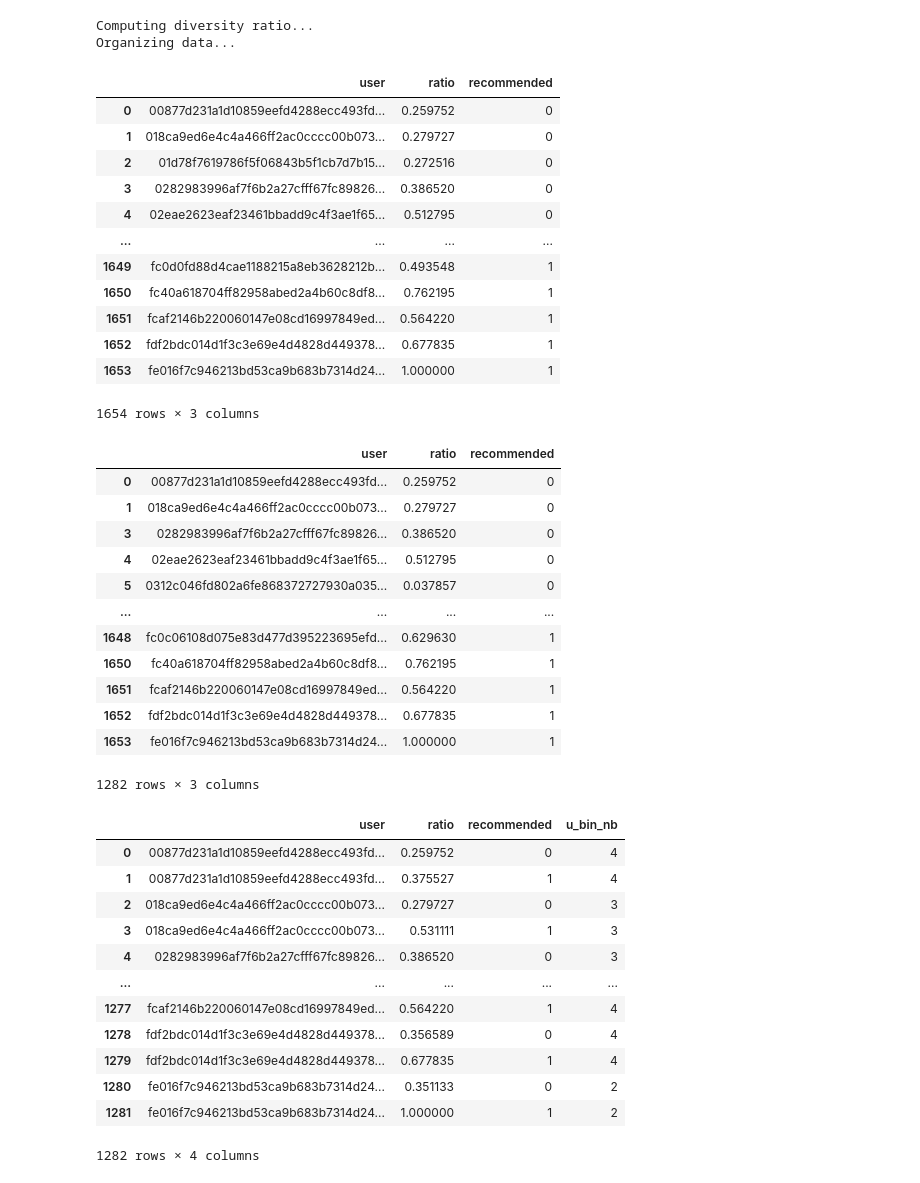
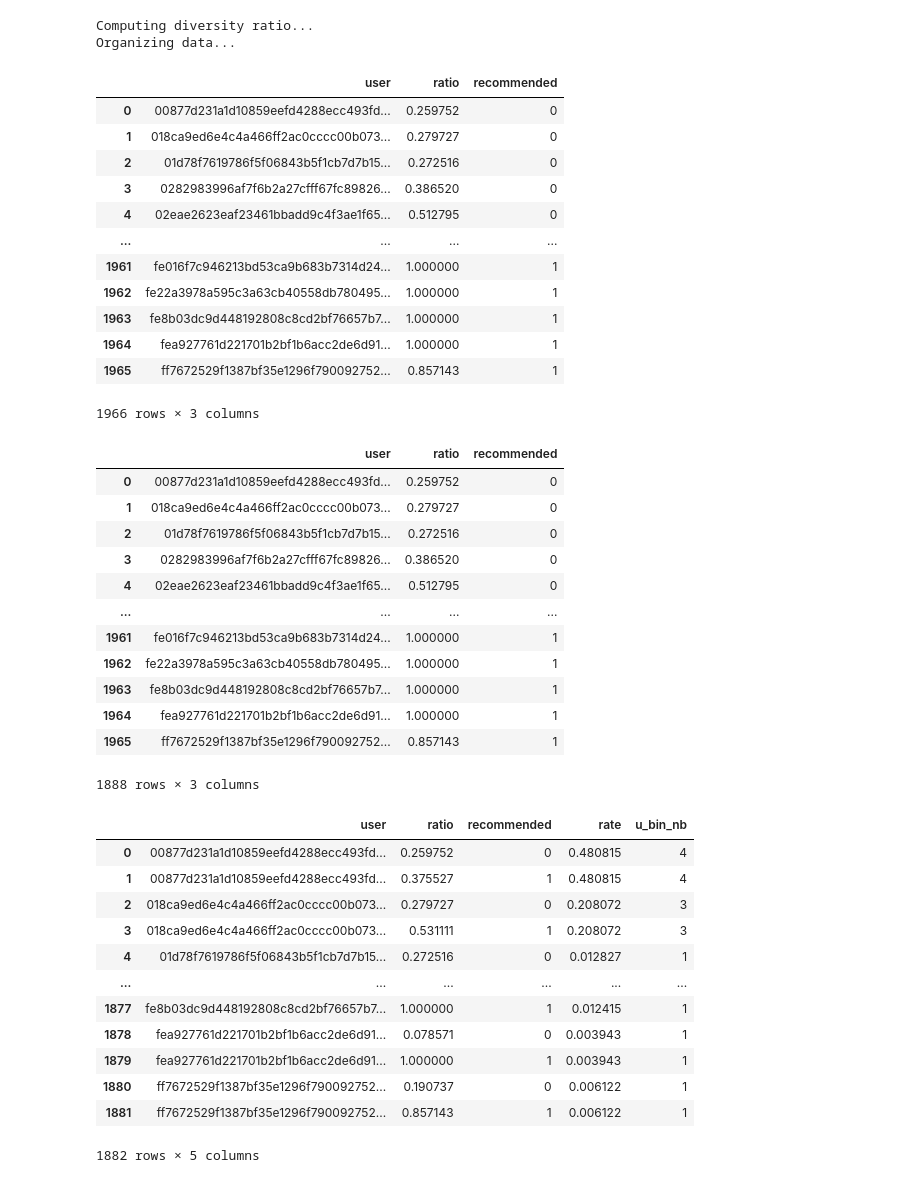
Before and after one commit to QuVil/cmb-recommendation, a Jupyter notebook: src/analysis/exploratory.ipynb, the cells around one changed output. Saved outputs shown, nothing was run; the diff lists cells and outputs as text; code cells hidden in the pictures.

```diff
--- a/src/analysis/exploratory.ipynb
+++ b/src/analysis/exploratory.ipynb
@@ -10,5 +11,5 @@ Importing Jupyter notebook from mainstream_tests.ipynb
 # %%
-def get_songs_data(cleaned_data, recommended=True, obs_threshold=7):
+def get_songs_data(cleaned_data, recommended=True, obs_threshold=7, separate_rec=True):
     """
     Gets the number of songs and plays for each user (calculates S/P diversity index)
     :param obs_threshold: user must have this number of observations of more to be kept in the dataset
@@ -16,11 +17,14 @@ def get_songs_data(cleaned_data, recommended=True, obs_threshold=7):
     :param recommended: gets the recommended part of the dataset if True, the organic part otherwise
     :return: a pandas Series with [user_id, S/P] as its rows
     """
-    # Separating based on entry's origin -- should use map function if refactoring ever occurs
-    if recommended:
-        songs_data = cleaned_data[cleaned_data["origin"].str.contains("flow|reco")]
+    if separate_rec:
+        # Separating based on entry's origin -- should use map function if refactoring ever occurs
+        if recommended:
+            songs_data = cleaned_data[cleaned_data["origin"].str.contains("flow|reco")]
+        else:
+            songs_data = cleaned_data[~cleaned_data["origin"].str.contains("flow|reco")]
     else:
-        songs_data = cleaned_data[~cleaned_data["origin"].str.contains("flow|reco")]
+        songs_data = cleaned_data
 
     # Computing for each user every S and their respective P
     songs_data = songs_data.groupby(["user_id", "sng_id"]).size()
@@ -78,0 +101,6 @@ Cleaning...
+# %%
+data["reco"] = data["origin"].map(mainstream_tests.is_reco)
+rec_org_plays = data.groupby(["user_id", "reco"]).size().to_frame().reset_index()
+rec_org_plays = rec_org_plays[rec_org_plays["reco"] == False].merge(rec_org_plays[rec_org_plays["reco"] == True], on="user_id").drop(["reco_x", "reco_y"], axis=1)
+rec_org_plays.columns = ["user_id", "Po", "Pr"]
+rec_org_plays
@@ -79,7 +135,7 @@ Cleaning...
 # %%
 print("Computing diversity ratio...")
-rec_data = get_songs_data(data, recommended=True, obs_threshold=MIN_REC)
-org_data = get_songs_data(data, recommended=False, obs_threshold=MIN_ORG)
+rec_data = get_songs_data(data, recommended=True, obs_threshold=0)
+org_data = get_songs_data(data, recommended=False, obs_threshold=0)
 
 print("Organizing data...")
 # get_songs_data produces a pd.Series, which we turn into a DataFrame before adjusting some column names
@@ -106,12 +162,12 @@ org_data
 | 3 | 0282983996af7f6b2a27cfff67fc89826... | 0.386520 | 0 |
 | 4 | 02eae2623eaf23461bbadd9c4f3ae1f65... | 0.512795 | 0 |
 | ... | ... | ... | ... |
-| 1649 | fc0d0fd88d4cae1188215a8eb3628212b... | 0.493548 | 1 |
-| 1650 | fc40a618704ff82958abed2a4b60c8df8... | 0.762195 | 1 |
-| 1651 | fcaf2146b220060147e08cd16997849ed... | 0.564220 | 1 |
-| 1652 | fdf2bdc014d1f3c3e69e4d4828d449378... | 0.677835 | 1 |
-| 1653 | fe016f7c946213bd53ca9b683b7314d24... | 1.000000 | 1 |
+| 1961 | fe016f7c946213bd53ca9b683b7314d24... | 1.000000 | 1 |
+| 1962 | fe22a3978a595c3a63cb40558db780495... | 1.000000 | 1 |
+| 1963 | fe8b03dc9d448192808c8cd2bf76657b7... | 1.000000 | 1 |
+| 1964 | fea927761d221701b2bf1b6acc2de6d91... | 1.000000 | 1 |
+| 1965 | ff7672529f1387bf35e1296f790092752... | 0.857143 | 1 |
-1654 rows × 3 columns
+1966 rows × 3 columns
 # %%
 # Remove singletons
 org_data = org_data[org_data.groupby("user").user.transform(len) > 1]
@@ -120,36 +176,36 @@ org_data
 |  | user | ratio | recommended |
 | 0 | 00877d231a1d10859eefd4288ecc493fd... | 0.259752 | 0 |
 | 1 | 018ca9ed6e4c4a466ff2ac0cccc00b073... | 0.279727 | 0 |
+| 2 | 01d78f7619786f5f06843b5f1cb7d7b15... | 0.272516 | 0 |
 | 3 | 0282983996af7f6b2a27cfff67fc89826... | 0.386520 | 0 |
 | 4 | 02eae2623eaf23461bbadd9c4f3ae1f65... | 0.512795 | 0 |
-| 5 | 0312c046fd802a6fe868372727930a035... | 0.037857 | 0 |
 | ... | ... | ... | ... |
-| 1648 | fc0c06108d075e83d477d395223695efd... | 0.629630 | 1 |
-| 1650 | fc40a618704ff82958abed2a4b60c8df8... | 0.762195 | 1 |
-| 1651 | fcaf2146b220060147e08cd16997849ed... | 0.564220 | 1 |
-| 1652 | fdf2bdc014d1f3c3e69e4d4828d449378... | 0.677835 | 1 |
-| 1653 | fe016f7c946213bd53ca9b683b7314d24... | 1.000000 | 1 |
+| 1961 | fe016f7c946213bd53ca9b683b7314d24... | 1.000000 | 1 |
+| 1962 | fe22a3978a595c3a63cb40558db780495... | 1.000000 | 1 |
+| 1963 | fe8b03dc9d448192808c8cd2bf76657b7... | 1.000000 | 1 |
+| 1964 | fea927761d221701b2bf1b6acc2de6d91... | 1.000000 | 1 |
+| 1965 | ff7672529f1387bf35e1296f790092752... | 0.857143 | 1 |
-1282 rows × 3 columns
+1888 rows × 3 columns
 # %%
 # Adding user bins
 u_bins = pd.read_csv("../../data/user_bins.csv")
-u_bins.columns = ["user", "u_bin_nb"]
+u_bins.columns = ["user", "rate", "u_bin_nb"]
 org_data = org_data.merge(u_bins, on="user")
 org_data
 # %% [output]
-|  | user | ratio | recommended | u_bin_nb |
-| 0 | 00877d231a1d10859eefd4288ecc493fd... | 0.259752 | 0 | 4 |
-| 1 | 00877d231a1d10859eefd4288ecc493fd... | 0.375527 | 1 | 4 |
-| 2 | 018ca9ed6e4c4a466ff2ac0cccc00b073... | 0.279727 | 0 | 3 |
-| 3 | 018ca9ed6e4c4a466ff2ac0cccc00b073... | 0.531111 | 1 | 3 |
-| 4 | 0282983996af7f6b2a27cfff67fc89826... | 0.386520 | 0 | 3 |
-| ... | ... | ... | ... | ... |
-| 1277 | fcaf2146b220060147e08cd16997849ed... | 0.564220 | 1 | 4 |
-| 1278 | fdf2bdc014d1f3c3e69e4d4828d449378... | 0.356589 | 0 | 4 |
-| 1279 | fdf2bdc014d1f3c3e69e4d4828d449378... | 0.677835 | 1 | 4 |
-| 1280 | fe016f7c946213bd53ca9b683b7314d24... | 0.351133 | 0 | 2 |
-| 1281 | fe016f7c946213bd53ca9b683b7314d24... | 1.000000 | 1 | 2 |
+|  | user | ratio | recommended | rate | u_bin_nb |
+| 0 | 00877d231a1d10859eefd4288ecc493fd... | 0.259752 | 0 | 0.480815 | 4 |
+| 1 | 00877d231a1d10859eefd4288ecc493fd... | 0.375527 | 1 | 0.480815 | 4 |
+| 2 | 018ca9ed6e4c4a466ff2ac0cccc00b073... | 0.279727 | 0 | 0.208072 | 3 |
+| 3 | 018ca9ed6e4c4a466ff2ac0cccc00b073... | 0.531111 | 1 | 0.208072 | 3 |
+| 4 | 01d78f7619786f5f06843b5f1cb7d7b15... | 0.272516 | 0 | 0.012827 | 1 |
+| ... | ... | ... | ... | ... | ... |
+| 1877 | fe8b03dc9d448192808c8cd2bf76657b7... | 1.000000 | 1 | 0.012415 | 1 |
+| 1878 | fea927761d221701b2bf1b6acc2de6d91... | 0.078571 | 0 | 0.003943 | 1 |
+| 1879 | fea927761d221701b2bf1b6acc2de6d91... | 1.000000 | 1 | 0.003943 | 1 |
+| 1880 | ff7672529f1387bf35e1296f790092752... | 0.190737 | 0 | 0.006122 | 1 |
+| 1881 | ff7672529f1387bf35e1296f790092752... | 0.857143 | 1 | 0.006122 | 1 |
-1282 rows × 4 columns
+1882 rows × 5 columns
 # %%
 x = org_data[org_data["recommended"] == 0].reset_index().drop("index", axis=1)["ratio"]
 y = org_data[org_data["recommended"] == 1].reset_index().drop("index", axis=1)["ratio"]
```
Also changed, not shown: parts of 16 cells of this notebook, 7 other files.
